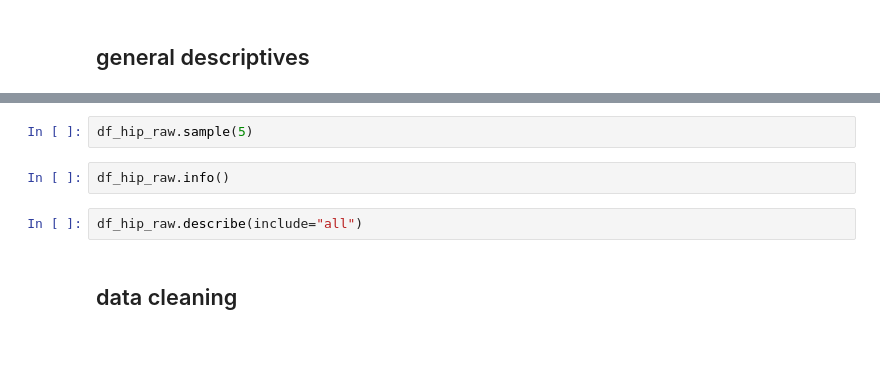
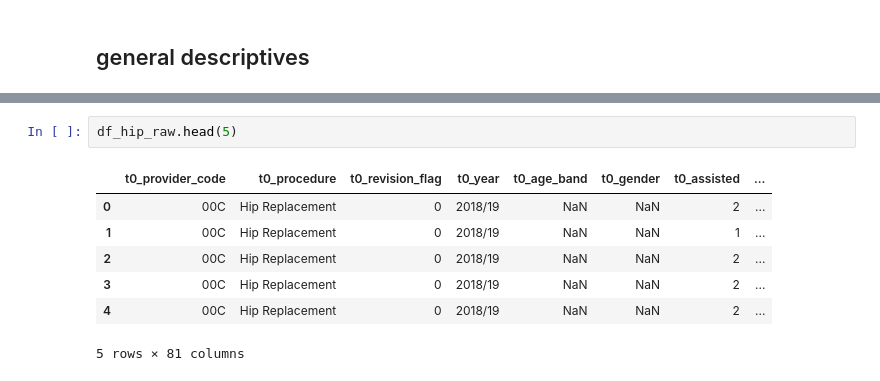
Before and after one commit to laurencefrank/NHS-PROMs, a Jupyter notebook: notebooks/EDA_BV.ipynb, the cells around one changed output, grey strips where cells are left out. Cells and saved outputs as stored; diff of their text form; blank space fills up the shorter version.

```diff
--- a/notebooks/EDA_BV.ipynb
+++ b/notebooks/EDA_BV.ipynb
@@ -45,8 +103,10 @@ df_meta = get_meta(df_hip_raw.columns)
 # %%
-df_hip_raw.sample(5)
+df_hip_raw.head(5)
+# %% [output]
+|  | t0_provider_code | t0_procedure | t0_revision_flag | t0_year | t0_age_band | t0_gender | t0_assisted | ... |
+| 0 | 00C | Hip Replacement | 0 | 2018/19 | NaN | NaN | 2 | ... |
+| 1 | 00C | Hip Replacement | 0 | 2018/19 | NaN | NaN | 1 | ... |
+| 2 | 00C | Hip Replacement | 0 | 2018/19 | NaN | NaN | 2 | ... |
+| 3 | 00C | Hip Replacement | 0 | 2018/19 | NaN | NaN | 2 | ... |
+| 4 | 00C | Hip Replacement | 0 | 2018/19 | NaN | NaN | 2 | ... |
+5 rows × 81 columns
-# %%
-df_hip_raw.info()
-# %%
-df_hip_raw.describe(include="all")
-# %% [markdown]
-## data cleaning
```
Also changed, not shown: parts of 15 cells of this notebook, 2 other files.
